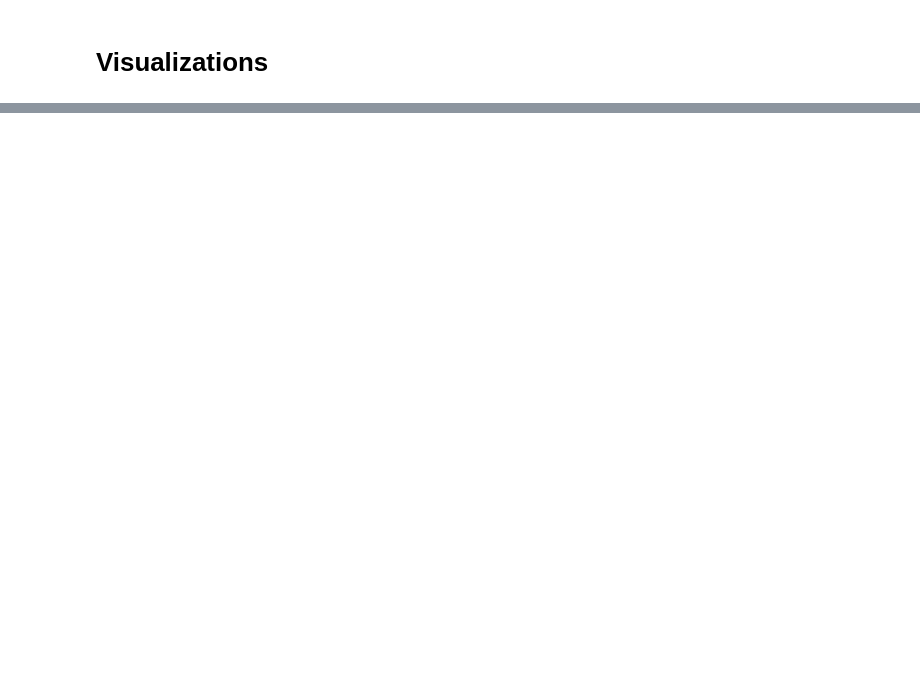
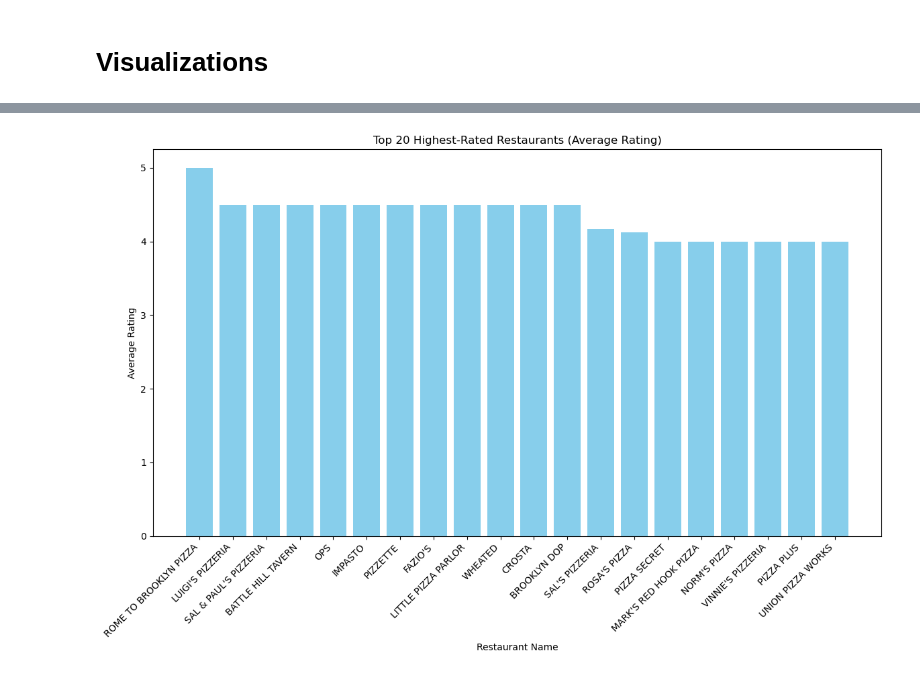
Before and after one commit to JoeBwonKenobi/NYCRestarauntInspections, a Jupyter notebook: Brooklyn Pizza Restaurant Analysis.ipynb, the cells around one changed output, grey strips where cells are left out. Drawn from its saved outputs; the diff is of its cells as text; code cells hidden in the pictures; blank space fills up the shorter version.

```diff
--- a/Brooklyn Pizza Restaurant Analysis.ipynb
+++ b/Brooklyn Pizza Restaurant Analysis.ipynb
@@ -68,3 +100,19 @@ memory usage: 118.7+ KB
+# %%
+# Function to calculate z-score for a column
+def calculate_zscore(column):
+    z_scores = (column - column.mean()) / column.std()
+    return z_scores
+
+# Calculate z-scores for 'Longitude' and 'Latitude'
+z_scores_longitude = calculate_zscore(mdf['Longitude'])
+z_scores_latitude = calculate_zscore(mdf['Latitude'])
+
+# Set a threshold for z-scores (e.g., 3 standard deviations)
+z_threshold = 3
+
+# Identify and remove outliers based on the threshold
+outliers = (np.abs(z_scores_longitude) > z_threshold) | (np.abs(z_scores_latitude) > z_threshold)
+mdf = mdf[~outliers]
 # %% [markdown]
 # **Feature Engineering**
 # %%
@@ -75,7 +123,7 @@ mdf['Chain Indicator'] = mdf['DBA'].duplicated(keep=False)
 mdf['Full Address'] = mdf['BUILDING'] + ' ' + mdf['STREET']
 # %%
 # Define size categories
-size_bins = [0, 50, 200, np.inf]
+size_bins = [50, 100, 200, np.inf]
 size_labels = ['Small', 'Medium', 'Large']
 
 # Create 'Size Category' column
@@ -106,0 +157,20 @@ plt.show()
+# %%
+# Group by 'name' and calculate the mean rating for each restaurant
+mean_ratings = mdf.groupby('name')['rating'].mean().reset_index()
+
+# Sort by mean rating in descending order and select the top 20
+top_rated_restaurants = mean_ratings.sort_values(by='rating', ascending=False).head(20)
+
+# Create a vertical bar plot
+plt.figure(figsize=(12, 8))
+plt.bar(top_rated_restaurants['name'], top_rated_restaurants['rating'], color='skyblue')
+plt.xlabel('Restaurant Name')
+plt.ylabel('Average Rating')
+plt.title('Top 20 Highest-Rated Restaurants (Average Rating)')
+plt.xticks(rotation=45, ha='right')
+plt.tight_layout()
+
+# Show the plot
+plt.show()
+# %% [output]
+[figure, added]
```
Also changed, not shown: parts of 17 cells of this notebook, 3 other files.
